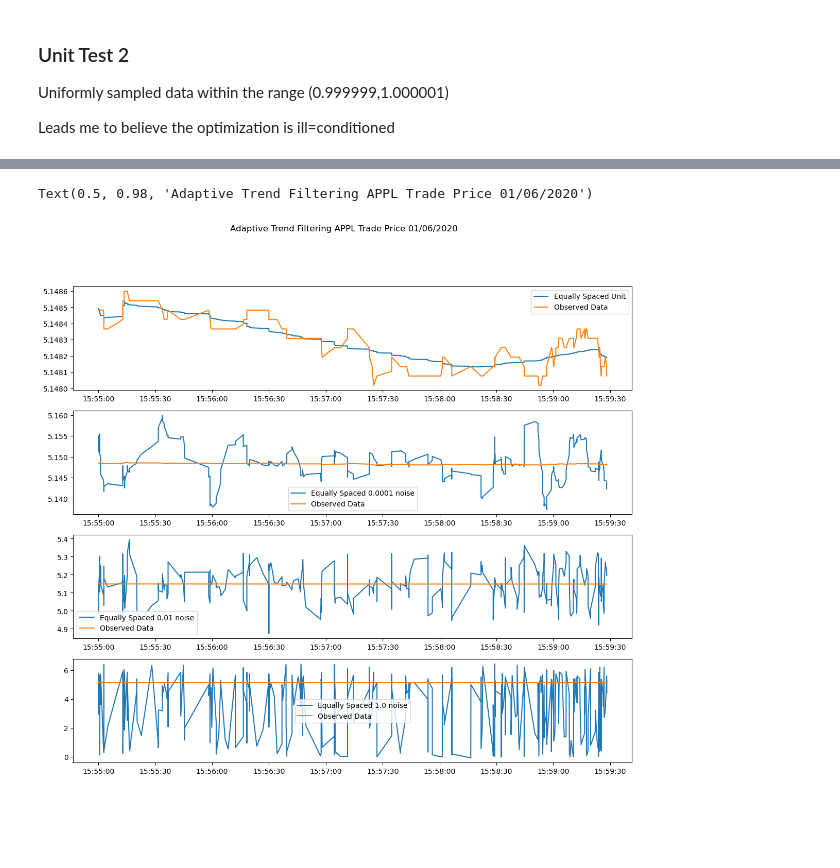
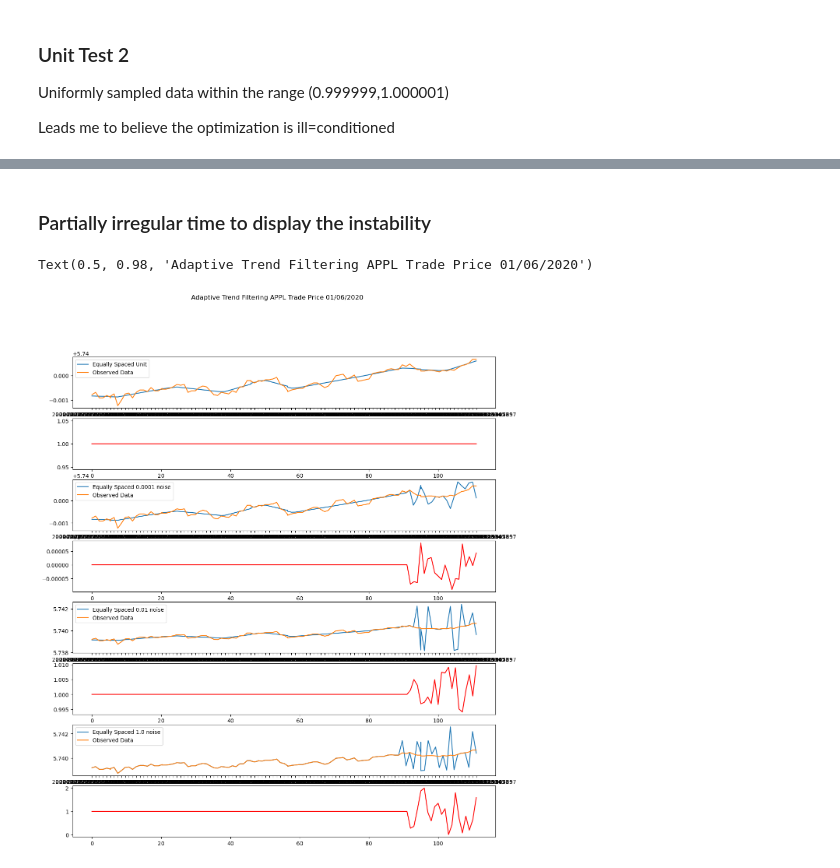
Before and after one commit to jasonbohne123/Adaptive_Signal_Estimation, a Jupyter notebook: Lasso_CPD/Optimized_Adaptive.ipynb, the cells around one changed output, grey strips where cells are left out. Drawn from its saved outputs; the diff is of its cells as text; code cells hidden in the pictures; blank space fills up the shorter version.

```diff
--- a/Lasso_CPD/Optimized_Adaptive.ipynb
+++ b/Lasso_CPD/Optimized_Adaptive.ipynb
@@ -318,4 +203,7 @@ inv_2=np.linalg.inv(D_2.dot(D_2.T))
 a=0.99
 b=1.01
 
-t=np.random.rand(len(trades.index))*(b-a)+a
+t3=t1[-21]+np.cumsum(np.random.rand(20)*(b-a)+a)
+
+t3=np.concatenate([t1[:-20],t3])
+t3
@@ -322,6 +228,7 @@ t=np.random.rand(len(trades.index))*(b-a)+a
 # %%
-pen=smooth.values[1:-1].reshape(-1,1)
+
+
 y=trades['Trade_Price'].values.reshape(-1,1)
 
-x_adapt3,status,D_3=l1tf_adaptive(y,t=t,lambda_p=1.0)
+x_adapt3,status,D_3=l1tf_adaptive_ir(y,t=t3,lambda_p=0.0010)
 # %% [output]
@@ -332,4 +268,7 @@ inv_3=np.linalg.inv(D_3.dot(D_3.T))
 a=0
 b=2
 
-t=np.random.rand(len(trades.index))*(b-a)+a
+t4=t1[-21]+np.cumsum(np.random.rand(20)*(b-a)+a)
+
+t4=np.concatenate([t1[:-20],t4])
+t4
@@ -336,6 +293,6 @@ t=np.random.rand(len(trades.index))*(b-a)+a
 # %%
-pen=smooth.values[1:-1].reshape(-1,1)
+
 y=trades['Trade_Price'].values.reshape(-1,1)
 
-x_adapt4,status,D_4=l1tf_adaptive(y,t=t,lambda_p=1.0)
+x_adapt4,status,D_4=l1tf_adaptive_ir(y,t=t4,lambda_p=0.001)
 # %% [output]
@@ -361,23 +331,33 @@ Text(0.5, 1.0, 'Equally Spaced with uniform +-1.0 noise ')
+# %% [markdown]
+### Partially irregular time to display the instability
 # %%
-fig,ax=plt.subplots(4,1,figsize=(14,12))
+fig,ax=plt.subplots(8,1,figsize=(14,16))
 ax[0].plot(trades.index,x_adapt1,label= 'Equally Spaced Unit')
 ax[0].plot(trades.index,y, label='Observed Data')
 
-ax[1].plot(trades.index,x_adapt2,label= 'Equally Spaced 0.0001 noise')
-ax[1].plot(trades.index,y, label='Observed Data')
+ax[1].plot(np.diff(t1),color='red')
 
-ax[2].plot(trades.index,x_adapt3,label= 'Equally Spaced 0.01 noise')
+ax[2].plot(trades.index,x_adapt2,label= 'Equally Spaced 0.0001 noise')
 ax[2].plot(trades.index,y, label='Observed Data')
 
-ax[3].plot(trades.index,x_adapt4,label= 'Equally Spaced 1.0 noise')
-ax[3].plot(trades.index,y, label='Observed Data')
+ax[3].plot(np.diff(t2),color='red')
+
+ax[4].plot(trades.index,x_adapt3,label= 'Equally Spaced 0.01 noise')
+ax[4].plot(trades.index,y, label='Observed Data')
+
+ax[5].plot(np.diff(t3),color='red')
+
+ax[6].plot(trades.index,x_adapt4,label= 'Equally Spaced 1.0 noise')
+ax[6].plot(trades.index,y, label='Observed Data')
+
+ax[7].plot(np.diff(t4),color='red')
 
 ax[0].legend()
-ax[1].legend()
 ax[2].legend()
-ax[3].legend()
+ax[4].legend()
+ax[6].legend()
 
 fig.suptitle("Adaptive Trend Filtering APPL Trade Price 01/06/2020")
 # %% [output]
 Text(0.5, 0.98, 'Adaptive Trend Filtering APPL Trade Price 01/06/2020')
-[figure, old version]
+[figure, new version]
```
Also changed, not shown: parts of 38 cells of this notebook, 3 other files.
